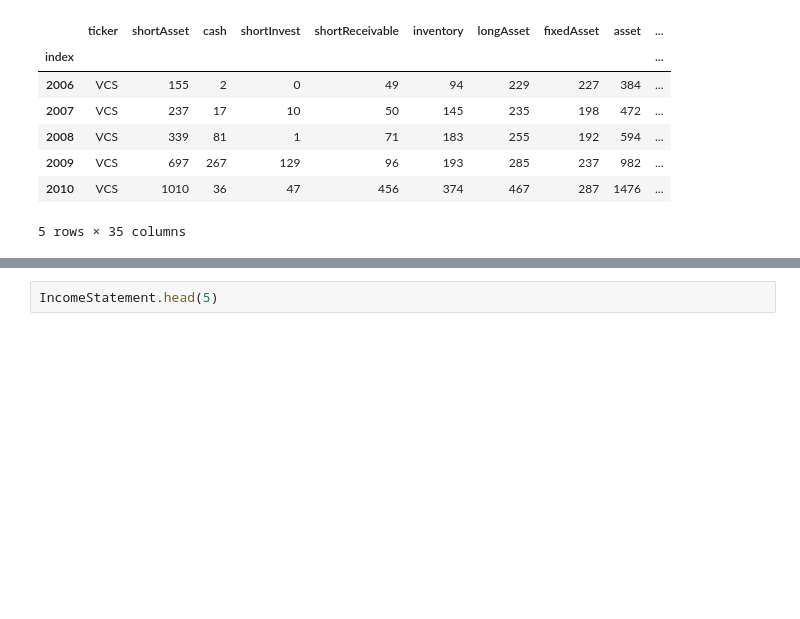
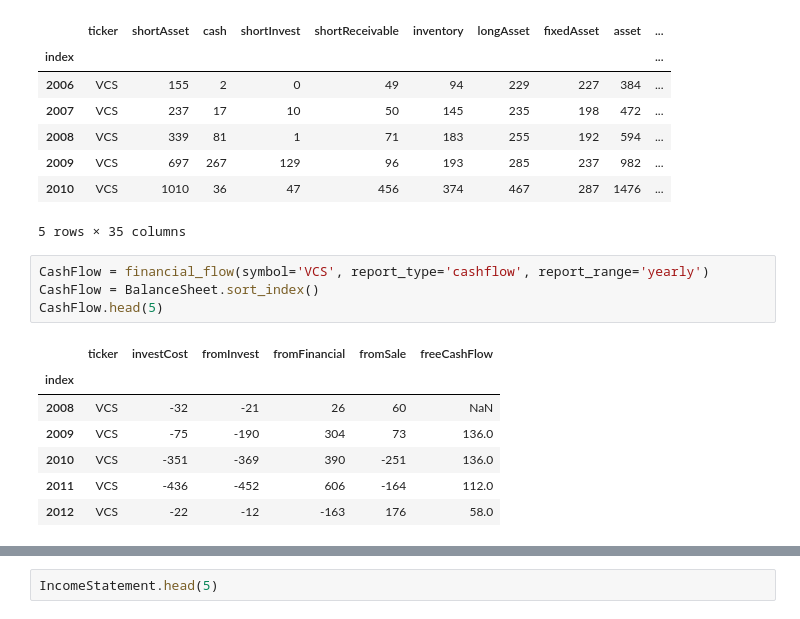
Before and after one commit to quang-g/VNStock-Analysis, a Jupyter notebook: VCS.ipynb, the cells around one changed output, grey strips where cells are left out. Drawn from its saved outputs; the diff is of its cells as text; blank space fills up the shorter version.

```diff
--- a/VCS.ipynb
+++ b/VCS.ipynb
@@ -75,3 +75,15 @@ BalanceSheet.head(5)
 | 2009 | VCS | 697 | 267 | 129 | 96 | 193 | 285 | 237 | 982 | ... |
 | 2010 | VCS | 1010 | 36 | 47 | 456 | 374 | 467 | 287 | 1476 | ... |
 5 rows × 35 columns
+# %%
+CashFlow = financial_flow(symbol='VCS', report_type='cashflow', report_range='yearly')
+CashFlow = BalanceSheet.sort_index()
+CashFlow.head(5)
+# %% [output]
+|  | ticker | investCost | fromInvest | fromFinancial | fromSale | freeCashFlow |
+| index |  |  |  |  |  |  |
+| 2008 | VCS | -32 | -21 | 26 | 60 | NaN |
+| 2009 | VCS | -75 | -190 | 304 | 73 | 136.0 |
+| 2010 | VCS | -351 | -369 | 390 | -251 | 136.0 |
+| 2011 | VCS | -436 | -452 | 606 | -164 | 112.0 |
+| 2012 | VCS | -22 | -12 | -163 | 176 | 58.0 |
```
Also changed, not shown: parts of 6 cells of this notebook.
